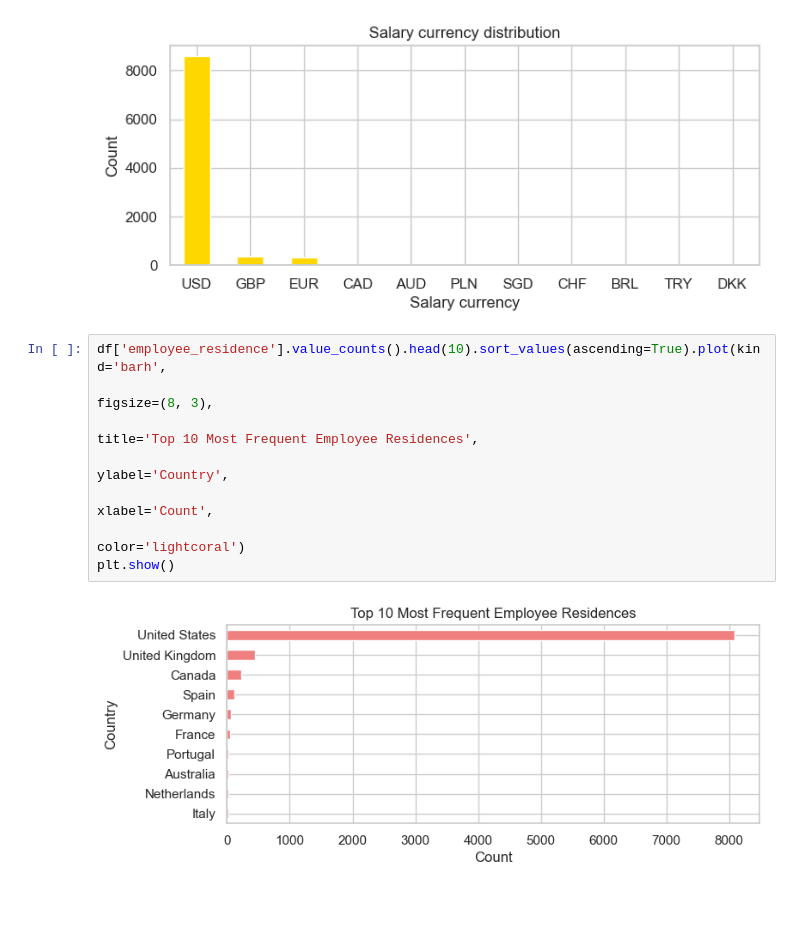
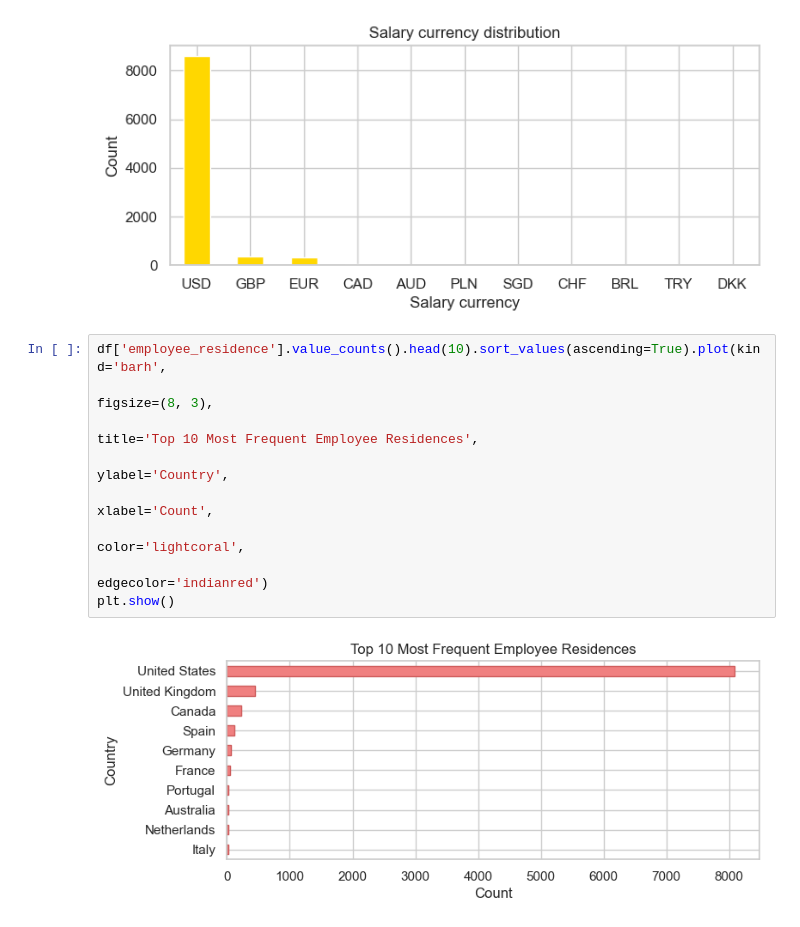
Before and after one commit to DaniloGrujic/data-jobs, a Jupyter notebook: Jobs In Data.ipynb, the cells around one changed output. Drawn from its saved outputs; the diff is of its cells as text.

```diff
--- a/Jobs In Data.ipynb
+++ b/Jobs In Data.ipynb
@@ -169,13 +169,14 @@ plt.show()
 # %%
 df['employee_residence'].value_counts().head(10).sort_values(ascending=True).plot(kind='barh',
                                                                                   figsize=(8, 3),
                                                                                   title='Top 10 Most Frequent Employee Residences',
                                                                                   ylabel='Country',
                                                                                   xlabel='Count',
-                                                                                  color='lightcoral')
+                                                                                  color='lightcoral',
+                                                                                  edgecolor='indianred')
 plt.show()
 # %% [output]
-[figure, old version]
+[figure, new version]
 # %%
 df['company_location'].value_counts().head(10).sort_values(ascending=True).plot(kind='barh',
                                                                                 figsize=(8, 3),
```
Also changed, not shown: parts of 7 cells of this notebook.
